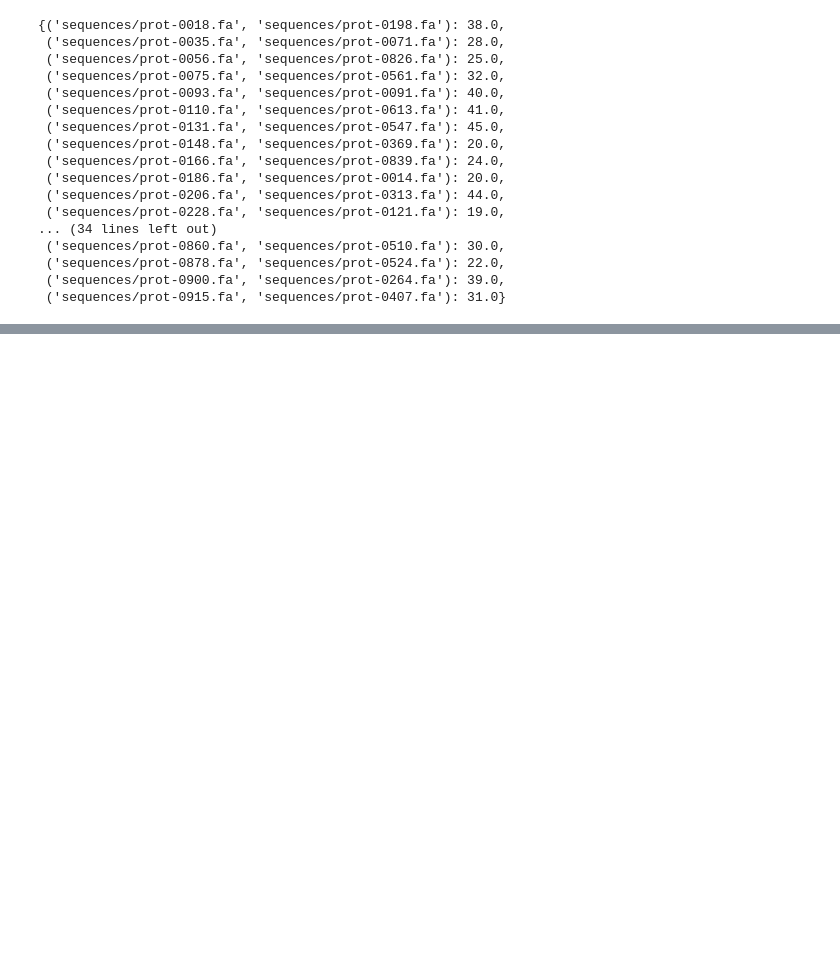
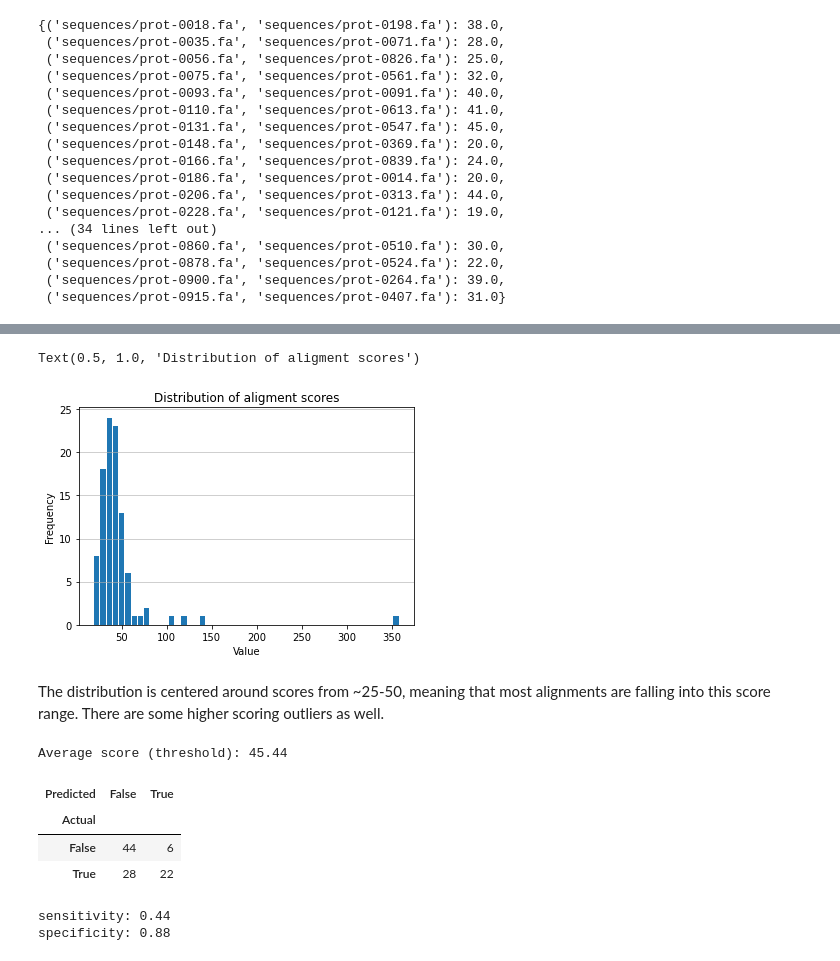
Before and after one commit to maggietsui/Project1, a Jupyter notebook: Margaret_Tsui_BMI203_HW1.ipynb, the cells around one changed output, grey strips where cells are left out. Saved outputs shown, nothing was run; the diff lists cells and outputs as text; code cells hidden in the pictures; blank space fills up the shorter version.

```diff
--- a/Margaret_Tsui_BMI203_HW1.ipynb
+++ b/Margaret_Tsui_BMI203_HW1.ipynb
@@ -191,3 +191,10 @@ neg_scores
  ('sequences/prot-0878.fa', 'sequences/prot-0524.fa'): 22.0,
  ('sequences/prot-0900.fa', 'sequences/prot-0264.fa'): 39.0,
  ('sequences/prot-0915.fa', 'sequences/prot-0407.fa'): 31.0}
+# %%
+p_scores = list(pos_scores.values())
+
+n_scores = list(neg_scores.values())
+
+all_scores = p_scores + n_scores
+print(all_scores)
@@ -193,0 +206,47 @@ neg_scores
+# %%
+import matplotlib.pyplot as plt
+
+plt.hist(x=all_scores, bins='auto', rwidth=0.85)
+plt.grid(axis='y', alpha=0.75)
+plt.xlabel('Value')
+plt.ylabel('Frequency')
+plt.title('Distribution of aligment scores')
+# %% [output]
+Text(0.5, 1.0, 'Distribution of aligment scores')
+[figure, added]
+# %% [markdown]
+The distribution is centered around scores from ~25-50, meaning that most alignments are falling into this score range. There are some higher scoring outliers as well.
+# %%
+import pandas as pd
+
+avg_score = np.mean(all_scores)
+print("Average score (threshold): " + str(avg_score))
+
+# predict that the scores higher than threshold are True
+predicted = all_scores > avg_score
+
+# First 50 scores are true positive, last 50 are true negative
+actual = list(np.repeat(True, 50))  + list(np.repeat(False, 50))
+
+df = pd.DataFrame({'predicted': predicted, 'actual': actual})
+# %% [output]
+Average score (threshold): 45.44
+# %%
+confusion_matrix = pd.crosstab(df['actual'], df['predicted'], rownames=['Actual'], colnames=['Predicted'])
+confusion_matrix
+# %% [output]
+| Predicted | False | True |
+| Actual |  |  |
+| False | 44 | 6 |
+| True | 28 | 22 |
+# %%
+#The sensitivity is TP/TP+FN
+sensitivity = 22/(22+28)
+print("sensitivity: " + str(sensitivity))
+
+# specificity = TN/TN+FP
+specificity = 44/(44+6)
+print("specificity: " + str(specificity))
+# %% [output]
+sensitivity: 0.44
+specificity: 0.88
```
Also changed, not shown: parts of 6 cells of this notebook, 2 other files.
